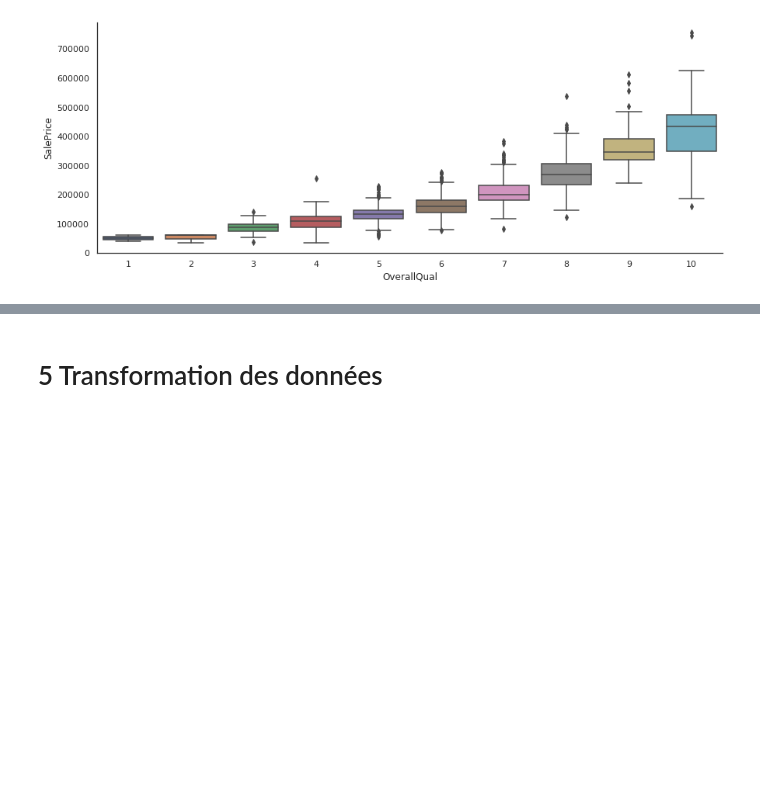
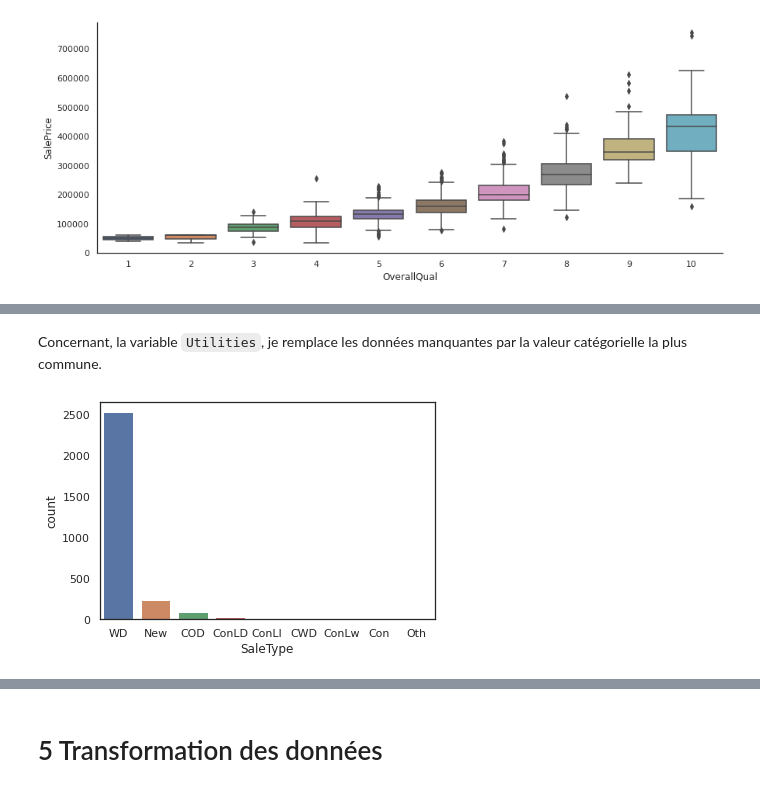
Before and after one commit to Grelot/machine_learning_demo, a Jupyter notebook: house_prices_advanced_regression_techiques.ipynb, the cells around one changed output, grey strips where cells are left out. Saved outputs shown, nothing was run; the diff lists cells and outputs as text; code cells hidden in the pictures; blank space fills up the shorter version.

```diff
--- a/house_prices_advanced_regression_techiques.ipynb
+++ b/house_prices_advanced_regression_techiques.ipynb
@@ -154,0 +318,7 @@ l
+# %% [markdown]
+Concernant, la variable `Utilities`, je remplace les données manquantes par la valeur catégorielle la plus commune.
+# %%
+g = sns.countplot(dataset["SaleType"])
+dataset["SaleType"] = dataset["SaleType"].fillna("WD")
+# %% [output]
+[figure, added]
```
Also changed, not shown: parts of 25 cells of this notebook, 1 other file.
